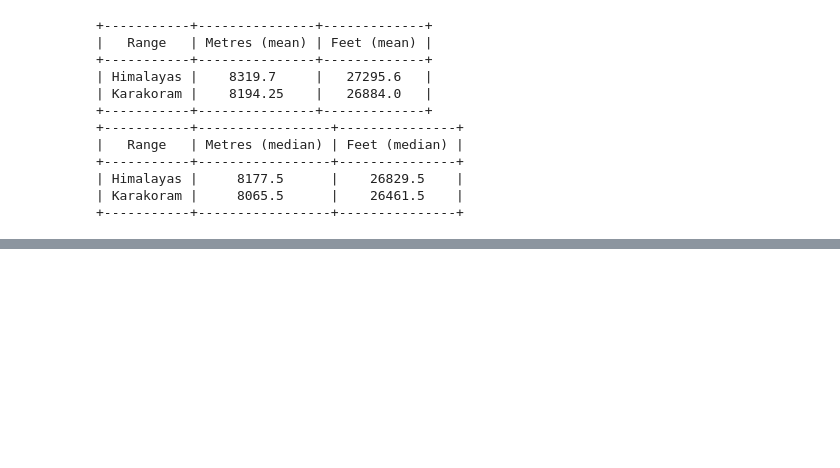
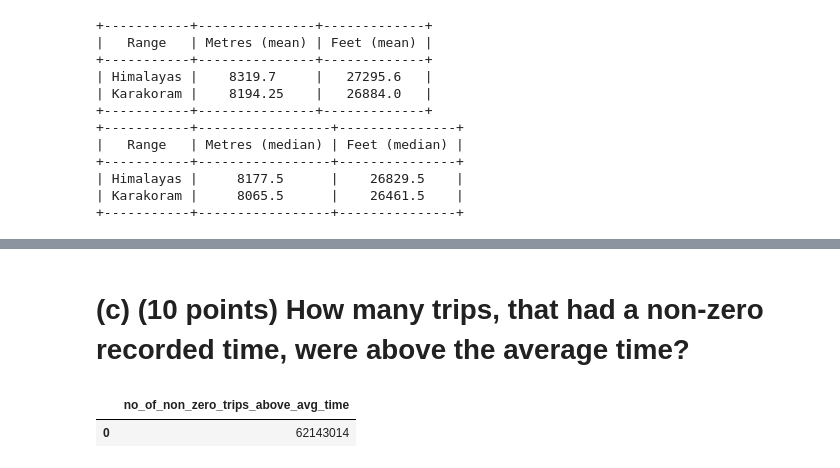
Before and after one commit to aayushbhurtel/Data_Visualization, a Jupyter notebook: Exam1_Aayush_Bhurtel_CPSMA_4313.ipynb, the cells around one changed output, grey strips where cells are left out. Drawn from its saved outputs; the diff is of its cells as text; code cells hidden in the pictures; blank space fills up the shorter version.

```diff
--- a/Exam1_Aayush_Bhurtel_CPSMA_4313.ipynb
+++ b/Exam1_Aayush_Bhurtel_CPSMA_4313.ipynb
@@ -118,0 +153,10 @@ print(tabulate(median, headers=["Range", "Metres (median)", "Feet (median)"], ta
+# %% [markdown]
+# (c) (10 points) How many trips, that had a non-zero recorded time, were above the average time?
+# %%
+%%bigquery --project data-viz-big-query
+SELECT COUNT(*) as no_of_non_zero_trips_above_avg_time
+FROM `bigquery-public-data.chicago_taxi_trips.taxi_trips`
+WHERE trip_seconds != 0 AND trip_seconds > (SELECT AVG(trip_seconds) as avg_time FROM `bigquery-public-data.chicago_taxi_trips.taxi_trips`)
+# %% [output]
+|  | no_of_non_zero_trips_above_avg_time |
+| 0 | 62143014 |
```
Also changed, not shown: parts of 5 cells of this notebook.
